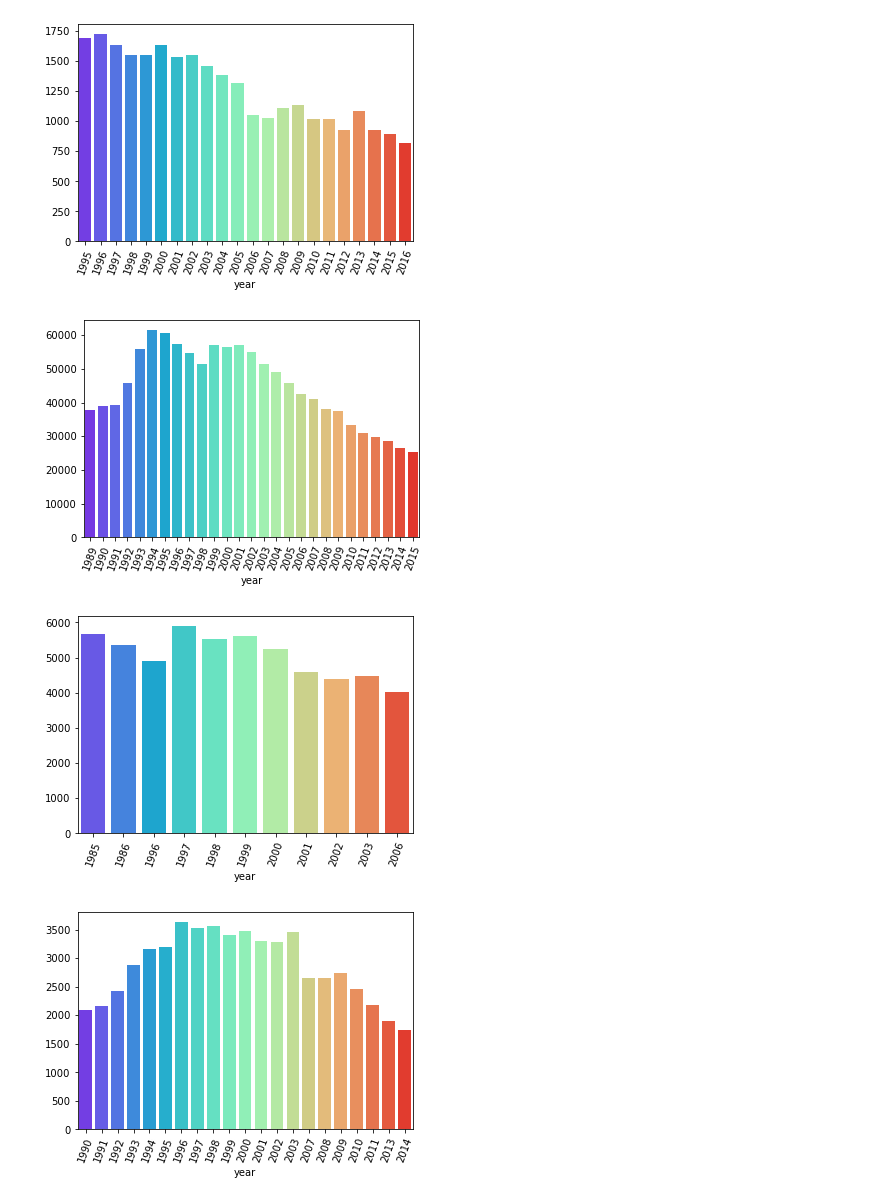
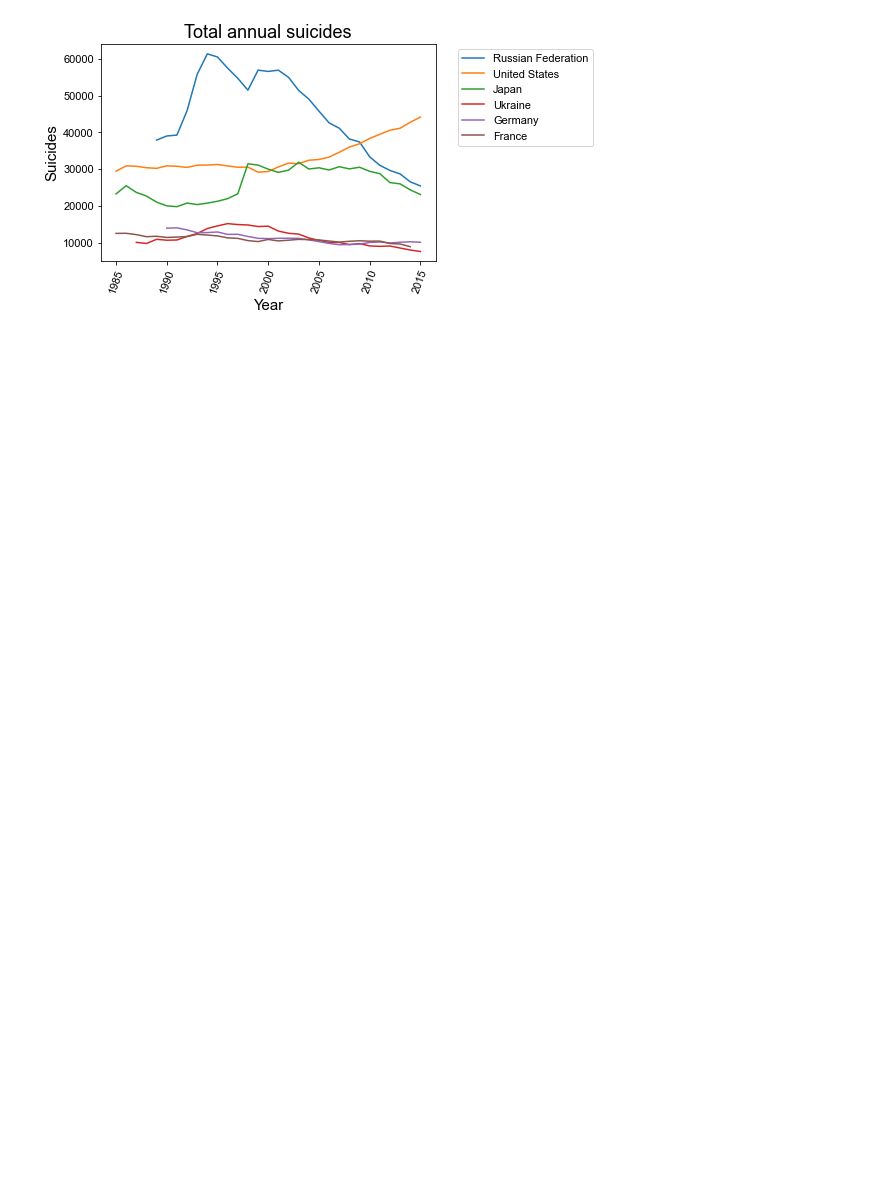
Before and after one commit to sheelfshah/sem3_iitb_material, a Jupyter notebook: ds203/assignment4/a5.ipynb, the cells around one changed output. Drawn from its saved outputs; the diff is of its cells as text; code cells hidden in the pictures; blank space fills up the shorter version.

```diff
--- a/ds203/assignment4/a5.ipynb
+++ b/ds203/assignment4/a5.ipynb
@@ -3,5 +3,17 @@ import numpy as np
 import pandas as pd
 import matplotlib.pyplot as plt
 import seaborn as sns
+# %%
+font = {'family' : 'Arial',
+       'weight': 'light',
+       'size': 11}
+
+plt.rc('font', **font)
+
+SMALL_SIZE = 11
+MEDIUM_SIZE = 15
+BIGGER_SIZE = 18
+plt.rc('axes', titlesize=BIGGER_SIZE)
+plt.rc('axes', labelsize=MEDIUM_SIZE)
 # %%
 df = pd.read_csv("q1.csv")
@@ -8,2 +36,3 @@ df = pd.read_csv("q1.csv")
 # %%
-tot_suicides=df.groupby(by=["country"])["suicides_no"].sum()
+tot_suicides=df.groupby(by=["country", "year"])["suicides_no"].sum()
+avg_suicides_yearly = tot_suicides.groupby("country").mean()
@@ -14,5 +39,5 @@ avg = tot_suicides / tot_pop
 # %%
-top_countries = avg.sort_values(ascending=False)[:6].keys()
+top_countries = avg_suicides_yearly.sort_values(ascending=False)[:6].keys()
 # %%
 top_countries
 # %% [output]
@@ -24,12 +49,12 @@ tot_suicides_yearly = df.groupby(by=["country", "year"])["suicides_no"].sum()
 # %%
 for c in top_countries:
     data = tot_suicides_yearly.loc[c]
     x=data.index.get_level_values('year')
-    sns.barplot(y=data.values, x=x, palette="rainbow").set_title('Total annual suicides ')
+    fig = sns.lineplot(y=data.values, x=x, palette="rainbow", label=c)
     plt.xticks(rotation="70")
-    plt.show()
+fig.set_title('Total annual suicides')
+fig.set(ylabel="Suicides", xlabel="Year")
+plt.legend(bbox_to_anchor=(1.05, 1), loc='upper left')
+plt.show()
 # %% [output]
-[figure, old version]
+[figure, new version]
-[figure, removed]
-[figure, removed]
-[figure, removed]
```
Also changed, not shown: parts of 22 cells of this notebook, 7 other files.
